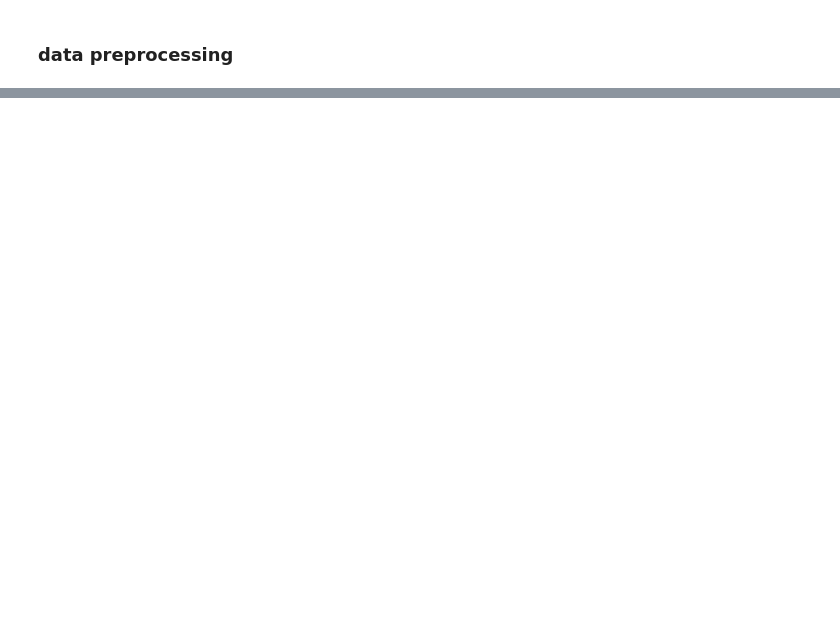
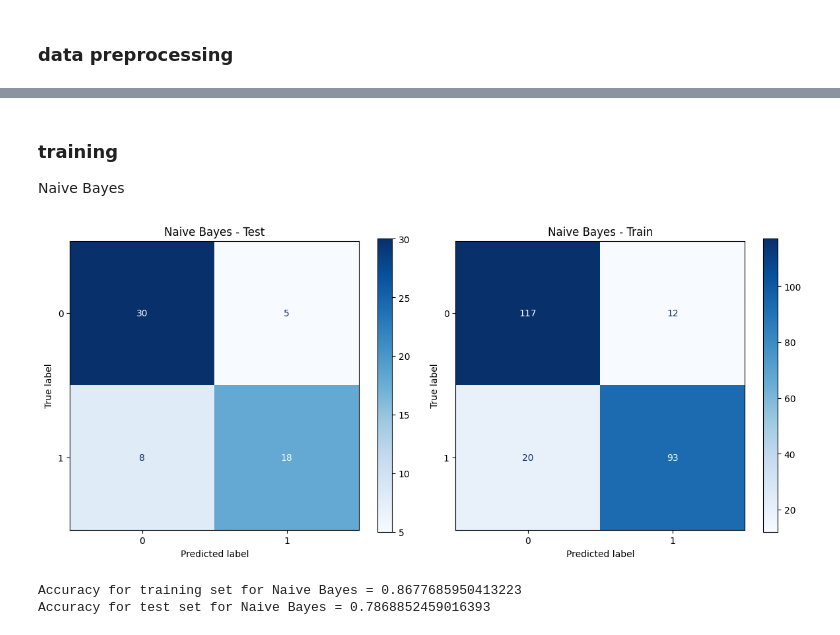
Before and after one commit to wellingtomnnb/PROPECAUT, a Jupyter notebook: lista01/PCA.ipynb, the cells around one changed output, grey strips where cells are left out. Cells and saved outputs as stored; diff of their text form; code cells hidden in the pictures; blank space fills up the shorter version.

```diff
--- a/lista01/PCA.ipynb
+++ b/lista01/PCA.ipynb
@@ -53,3 +60,48 @@ X = df.iloc[:, :-1].values
 y = df.iloc[:, -1].values
 
 X_train, X_test, y_train, y_test = train_test_split(X, y, test_size = 0.2, random_state = 0)
+# %% [markdown]
+### training
+Naive Bayes
+# %%
+# Resultados
+from sklearn.metrics import ConfusionMatrixDisplay
+from sklearn.naive_bayes import GaussianNB
+from sklearn.metrics import confusion_matrix
+import matplotlib.pyplot as plt
+# Treinamento Modelo
+classifier = GaussianNB()
+classifier.fit(X_train, y_train)
+
+# Teste modelo
+y_pred_test = classifier.predict(X_test)
+y_pred_train = classifier.predict(X_train)
+
+# Calcular as matrizes de confusão
+cm_test = confusion_matrix(y_test, y_pred_test)
+cm_train = confusion_matrix(y_train, y_pred_train)
+
+# Criar subplots
+_, axes = plt.subplots(1, 2, figsize=(12, 5))
+
+# Exibir a matriz de confusão para o conjunto de teste
+disp_test = ConfusionMatrixDisplay(confusion_matrix=cm_test, display_labels=classifier.classes_)
+disp_test.plot(ax=axes[0], cmap=plt.cm.Blues)
+axes[0].set_title('Naive Bayes - Test')
+
+# Exibir a matriz de confusão para o conjunto de treino
+disp_train = ConfusionMatrixDisplay(confusion_matrix=cm_train, display_labels=classifier.classes_)
+disp_train.plot(ax=axes[1], cmap=plt.cm.Blues)
+axes[1].set_title('Naive Bayes - Train')
+
+# Ajustar layout e mostrar gráficos
+plt.tight_layout()
+plt.show()
+
+# Cálculo da acurácia para treino e teste
+print('Accuracy for training set for Naive Bayes = {}'.format((cm_train[0][0] + cm_train[1][1]) / len(y_train)))
+print('Accuracy for test set for Naive Bayes = {}'.format((cm_test[0][0] + cm_test[1][1]) / len(y_test)))
+# %% [output]
+[figure, added]
+Accuracy for training set for Naive Bayes = 0.8677685950413223
+Accuracy for test set for Naive Bayes = 0.7868852459016393
```
Also changed, not shown: parts of 6 cells of this notebook, 2 other files.
